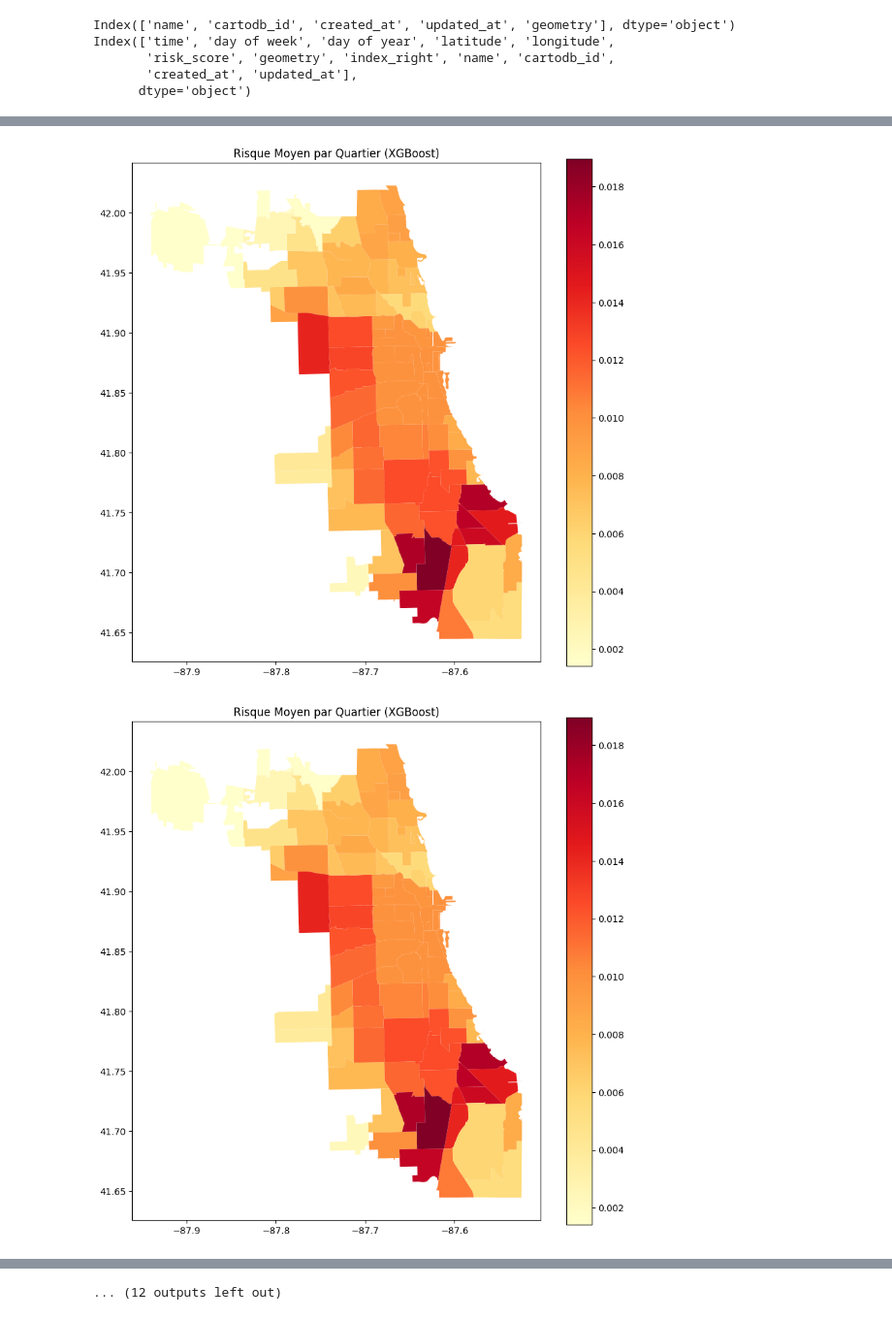
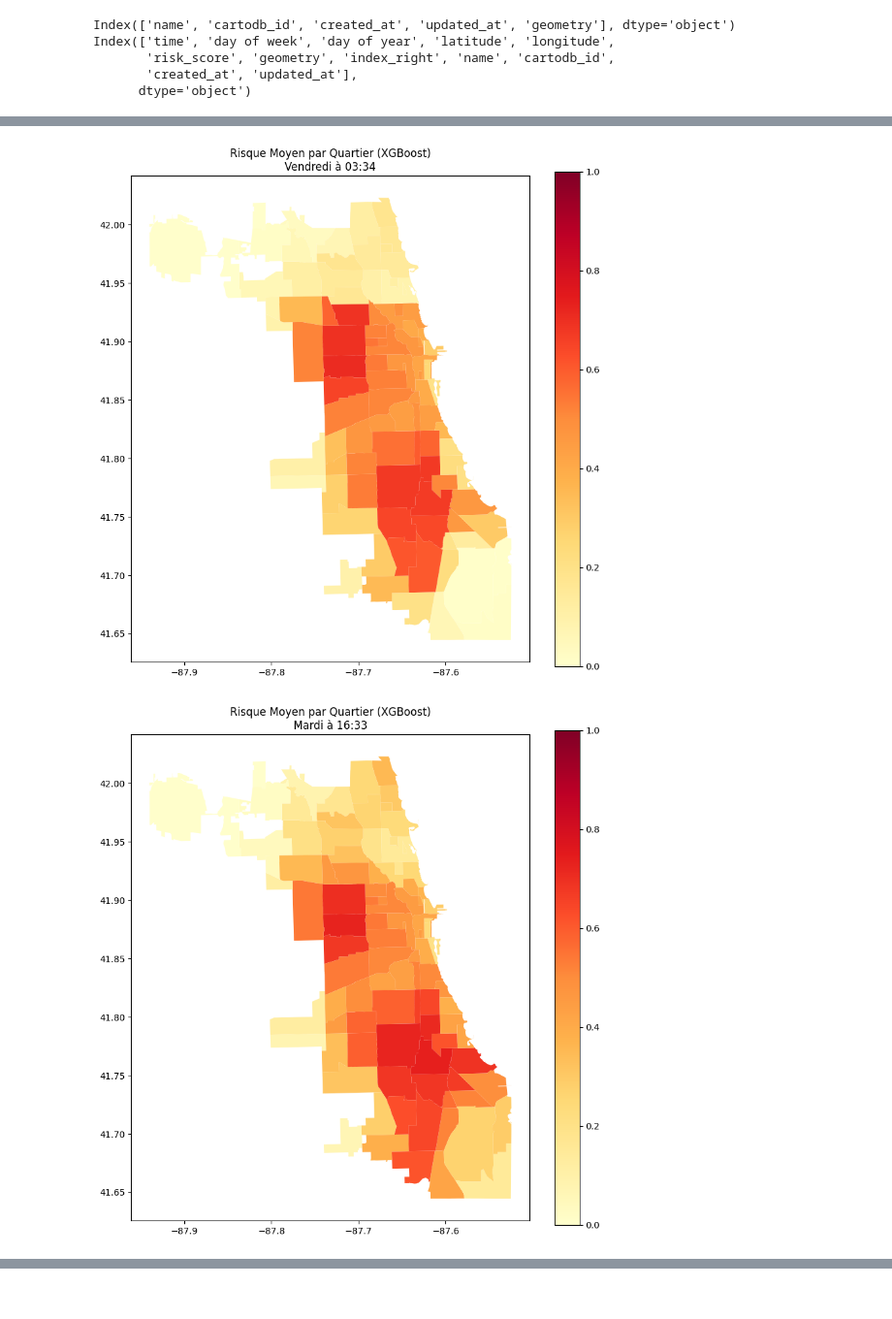
Before and after one commit to lejejefr/ECM_2526_FinalProject, a Jupyter notebook: Scripts/ML.ipynb, the cells around one changed output, grey strips where cells are left out. Shown at 97% size. Cells and saved outputs as stored; diff of their text form; code cells hidden in the pictures.

```diff
--- a/Scripts/ML.ipynb
+++ b/Scripts/ML.ipynb
@@ -593,7 +593,7 @@ from sklearn.metrics import mean_squared_error, r2_score
 xgb_model = xbg.XGBRegressor(
     n_estimators=100,
     learning_rate=0.1,
-    scale_pos_weight=noise_factor,
+    scale_pos_weight=1,
     max_depth=6,
     subsample=0.8,
     objective='binary:logistic',
@@ -667,7 +667,7 @@ grid_lat, grid_lon = np.meshgrid(lats, longs)
 
 test_grid = pd.DataFrame({
     'time': 62340,
-    'day of week': 0.5,
+    'day of week': 5,
     'day of year': 279,
     'latitude': grid_lat.ravel(),
     'longitude': grid_lon.ravel()
@@ -784,51 +784,72 @@ import geopandas as gpd
 import matplotlib.pyplot as plt
 import pandas as pd
 from shapely.geometry import Point
 
 def get_crime_map(time, day_week, day_year, data, model):
-    lats = np.linspace(data['latitude'].min(), data['latitude'].max(), 100)
-    longs = np.linspace(data['longitude'].min(), data['longitude'].max(), 100)
-    grid_lat, grid_lon = np.meshgrid(lats, longs)
+    _lats = np.linspace(data['latitude'].min(), df['latitude'].max(), 100)
+    _longs = np.linspace(data['longitude'].min(), df['longitude'].max(), 100)
+    _grid_lat, _grid_lon = np.meshgrid(_lats, _longs)
 
     # 2. On prépare le DataFrame pour le modèle (il faut inclure time, day, etc.)
     # Ici, on fixe une heure et un jour précis pour voir la "photo" à un instant T
 
-    grid = pd.DataFrame({
+    _test_grid = pd.DataFrame({
         'time': time,
         'day of week': day_week,
         'day of year': day_year,
-        'latitude': grid_lat.ravel(),
-        'longitude': grid_lon.ravel()
+        'latitude': _grid_lat.ravel(),
+        'longitude': _grid_lon.ravel()
     })
-    grid['risk_score'] = model.predict(grid)
+    _test_grid['risk_score'] = model.predict(_test_grid)
 
     # Chargement des quartiers de Chicago
-    url_alt = "https://raw.githubusercontent.com/codeforamerica/click_that_hood/master/public/data/chicago.geojson"
-    chicago_map = gpd.read_file(url_alt)
+    _url_alt = "https://raw.githubusercontent.com/codeforamerica/click_that_hood/master/public/data/chicago.geojson"
+    _chicago_map = gpd.read_file(_url_alt)
 
     # On s'assure d'être dans le bon système de coordonnées (WGS84)
-    chicago_map = chicago_map.to_crs(epsg=4326)
-
+    _chicago_map = _chicago_map.to_crs(epsg=4326)
     # 1. Création de la géométrie à partir de lat/lon
-    geometry = [Point(xy) for xy in zip(grid['longitude'], grid['latitude'])]
+    _geometry = [Point(xy) for xy in zip(_test_grid['longitude'], _test_grid['latitude'])]
 
     # 2. Création du GeoDataFrame
-    gdf_risk = gpd.GeoDataFrame(grid, geometry=geometry, crs="EPSG:4326")
+    _gdf_risk = gpd.GeoDataFrame(_test_grid, geometry=_geometry, crs="EPSG:4326")
 
     # Optionnel : On ne garde que les points qui tombent VRAIMENT dans Chicago
     # (pour éviter d'avoir du risque affiché dans le Lac Michigan)
-    gdf_risk = gpd.sjoin(gdf_risk, chicago_map, predicate='within')
+    _gdf_risk = gpd.sjoin(_gdf_risk, _chicago_map, predicate='within')
+    # 1. Sécurité : Supprimer les colonnes de jointure si elles existent déjà
+    for col in ['index_right', 'index_left']:
+        if col in _gdf_risk.columns:
+            _gdf_risk = _gdf_risk.drop(columns=col)
+        if col in _chicago_map.columns:
+            _chicago_map = _chicago_map.drop(columns=col)
 
+    # 2. Calculer le risque moyen par quartier
+    _res_neighborhood = gpd.sjoin(_gdf_risk, _chicago_map, predicate='within')
+    # 3. Groupby et affichage (on utilise 'pri_neigh' qui est le nom standard dans le fichier de Chicago)
+    _risk_per_hood = _res_neighborhood.groupby('name_left')['risk_score'].mean().sort_values(ascending=False)
     # Fusionner le score moyen avec la carte d'origine
-    chicago_with_risk = chicago_map.merge(risk_per_hood, left_on='name', right_index=True)
+    _chicago_with_risk = _chicago_map.merge(_risk_per_hood, left_on='name', right_index=True)
 
     # Tracer la carte
-    chicago_with_risk.plot(column='risk_score', cmap='YlOrRd', legend=True, figsize=(10, 10))
-    plt.title("Risque Moyen par Quartier (XGBoost)")
+    _chicago_with_risk.plot(column='risk_score', cmap='YlOrRd', legend=True, figsize=(10, 10),vmin = 0, vmax = 1)
+    hour = int(time) // int(3600)
+    hour_str = str(hour)
+    if hour < 10: hour_str = "0" + hour_str
+
+    minute = (int(time) % int(3600)) // int(60)
+    minute_str = str(minute)
+    if minute < 10: minute_str = "0" + minute_str
+
+    time_str = hour_str + ":" + minute_str
+
+    day_str = ["Lundi", "Mardi", "Mercredi", "Jeudi", "Vendredi", "Samedi", "Dimanche"][int(round(day_week))]
+
+    plt.title("Risque Moyen par Quartier (XGBoost)\n" + day_str + " à " + time_str)
     plt.show()
 
-for i in range(24):
-  get_crime_map(1800 + 3600 * i,0,279,df,xgb_model)
+for k in range(10):
+    get_crime_map(random.randint(0,86400),random.randint(0,6),random.randint(0,365),df,xgb_model)
 # %% [output]
-[figure, old version]
+[figure, new version]
-[figure, old version]
+[figure, new version]
@@ -845 +863,0 @@ for i in range(24):
-... (12 outputs left out)
```
Also changed, not shown: parts of 9 cells of this notebook.
